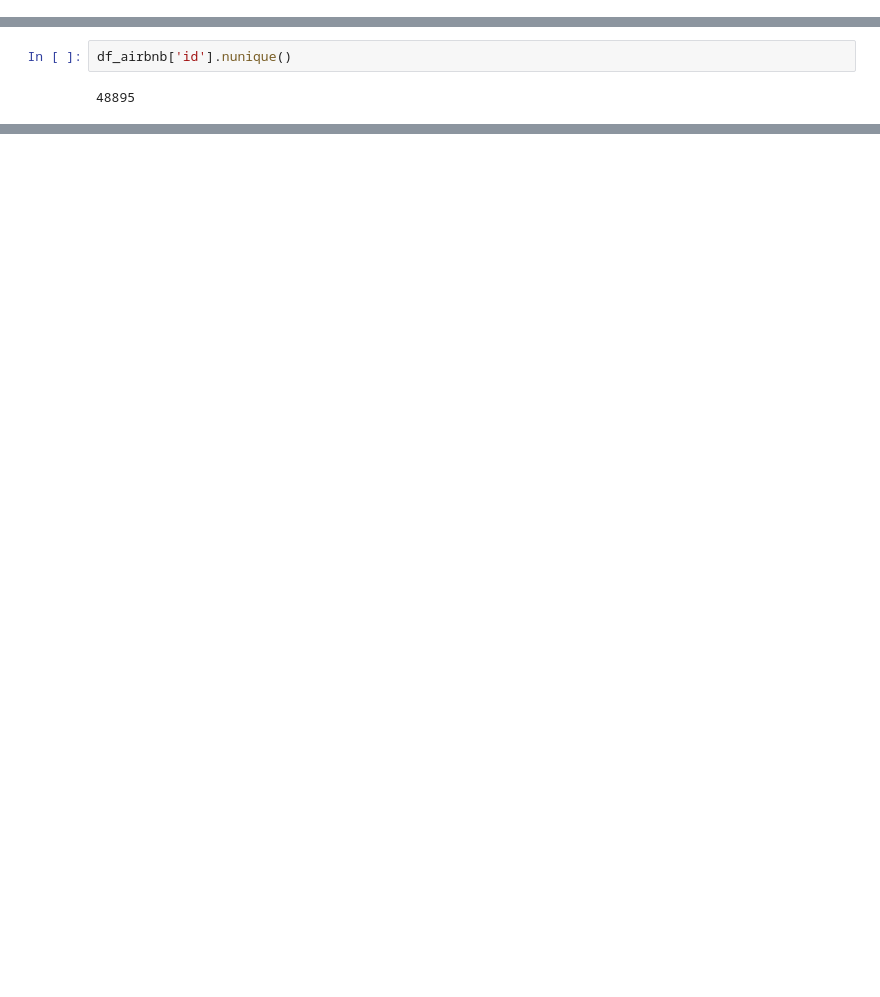
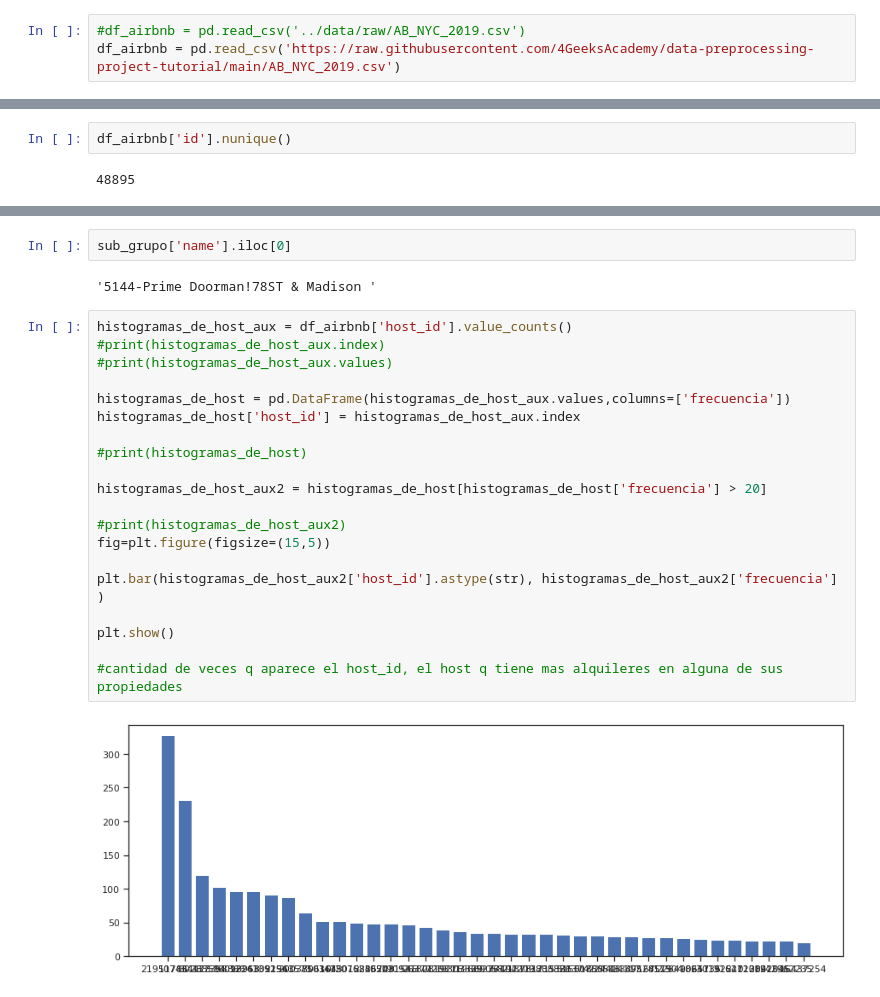
Before and after one commit to andreaj-it/machine-learning-python-template, a Jupyter notebook: src/explore.ipynb, the cells around one changed output, grey strips where cells are left out. Saved outputs shown, nothing was run; the diff lists cells and outputs as text; blank space fills up the shorter version.

```diff
--- a/src/explore.ipynb
+++ b/src/explore.ipynb
@@ -9,3 +9,6 @@ df_airbnb = pd.read_csv('../data/raw/AB_NYC_2019.csv')
+# %%
+#df_airbnb = pd.read_csv('../data/raw/AB_NYC_2019.csv')
+df_airbnb = pd.read_csv('https://raw.githubusercontent.com/4GeeksAcademy/data-preprocessing-project-tutorial/main/AB_NYC_2019.csv')
 # %%
 #tenemos q emular lo q se hizo en el estudio de los crimenes
 df_airbnb.info()
@@ -99,0 +161,26 @@ shape  (48895, 16)
+# %%
+sub_grupo['name'].iloc[0]
+# %% [output]
+'5144-Prime Doorman!78ST & Madison '
+# %%
+histogramas_de_host_aux = df_airbnb['host_id'].value_counts()
+#print(histogramas_de_host_aux.index)
+#print(histogramas_de_host_aux.values)
+
+histogramas_de_host = pd.DataFrame(histogramas_de_host_aux.values,columns=['frecuencia'])
+histogramas_de_host['host_id'] = histogramas_de_host_aux.index
+
+#print(histogramas_de_host)
+
+histogramas_de_host_aux2 = histogramas_de_host[histogramas_de_host['frecuencia'] > 20]
+
+#print(histogramas_de_host_aux2)
+fig=plt.figure(figsize=(15,5))
+
+plt.bar(histogramas_de_host_aux2['host_id'].astype(str), histogramas_de_host_aux2['frecuencia'] )
+
+plt.show()
+
+#cantidad de veces q aparece el host_id, el host q tiene mas alquileres en alguna de sus propiedades
+# %% [output]
+[figure, added]
```
Also changed, not shown: parts of 13 cells of this notebook, 2 other files.
